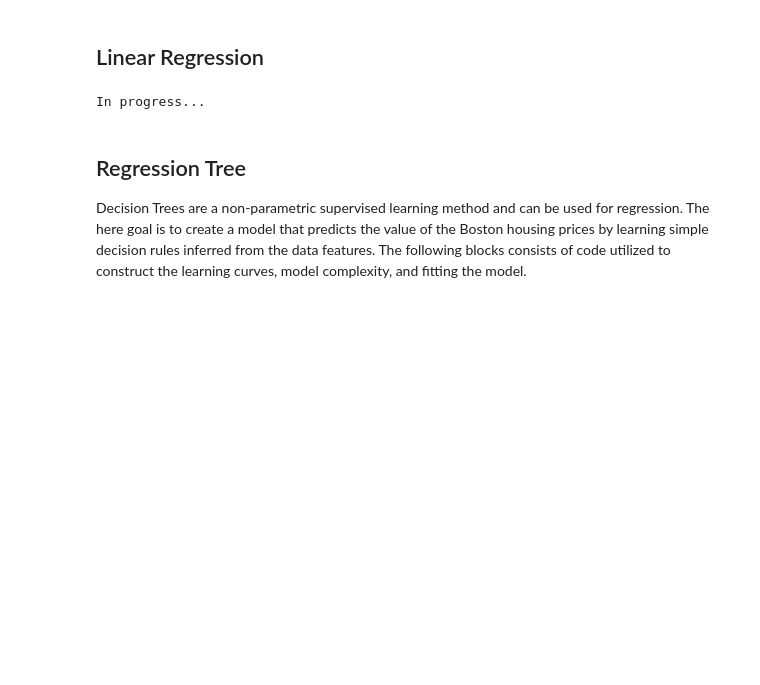
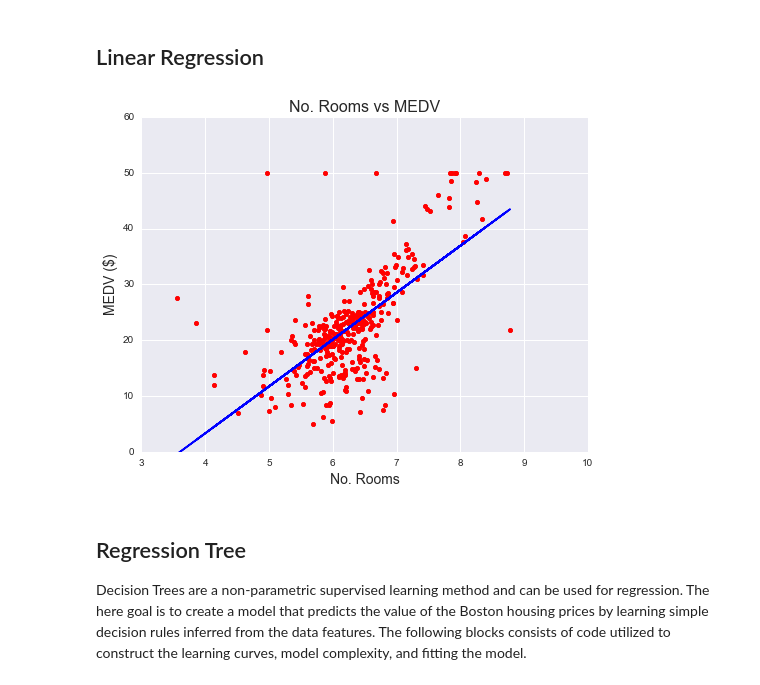
Before and after one commit to Tsmith5151/udacity-predict-housing-prices, a Jupyter notebook: boston_housing.ipynb, the cells around one changed output. Cells and saved outputs as stored; diff of their text form; code cells hidden in the pictures; blank space fills up the shorter version.

Commit message:
edit linear reg

```diff
--- a/boston_housing.ipynb
+++ b/boston_housing.ipynb
@@ -192,17 +202,36 @@ def performance_metric(label, prediction):
     pass
 # %% [markdown]
 ## Linear Regression
-# %%
-def linear_regression():
-    print "In progress..."
-
-def main():
-    linear_regression()
-
-if __name__ == "__main__":
-    main()
-# %% [output]
-In progress...
+# %%
+def linear_reg(X1,Y1):
+    reg = linear_model.LinearRegression()
+    X1 = np.array([X1]).T
+    Y1 = np.array([Y1]).T
+    reg.fit(X1,Y1)
+    fig = pl.figure(figsize=(8,6))
+    pl.scatter(X1, Y1, color="red", marker="o")
+    pl.plot(X1,reg.predict(X1),color='blue')
+    ax = fig.add_subplot(1,1,1)
+    ax.scatter(X1, Y1, color="red", marker="o")
+    ax.set_xlim(3,10)
+    ax.set_ylim(0,60)
+    ax.set_ylabel('MEDV ($)', fontsize=14)
+    ax.set_xlabel('No. Rooms',fontsize=14)
+    ax.set_title('No. Rooms vs MEDV', fontsize=16)
+    pl.show()
+
+def main():
+    X_train, y_train, X_test, y_test = split_data()
+    X_crim = []
+    for item in X_train:
+        X_crim.append(item[5])
+    linear_reg(X_crim, y_train)
+
+
+if __name__ == "__main__":
+    main()
+# %% [output]
+[figure, added]
 # %% [markdown]
 ## Regression Tree
 Decision Trees are a non-parametric supervised learning method and can be used for regression. The here goal is to create a model that predicts the value of the Boston housing prices by learning simple decision rules inferred from the data features. The following blocks consists of code utilized to construct the learning curves, model complexity, and fitting the model.
```
Also changed, not shown: parts of 4 cells of this notebook.
